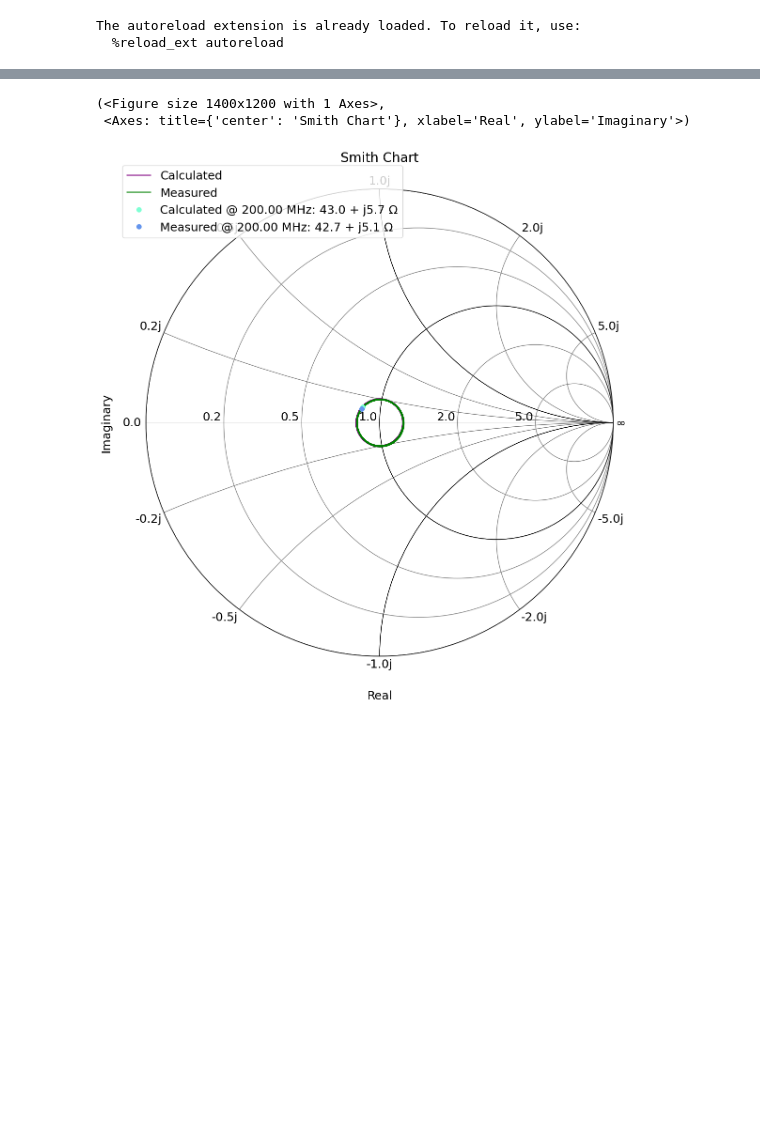
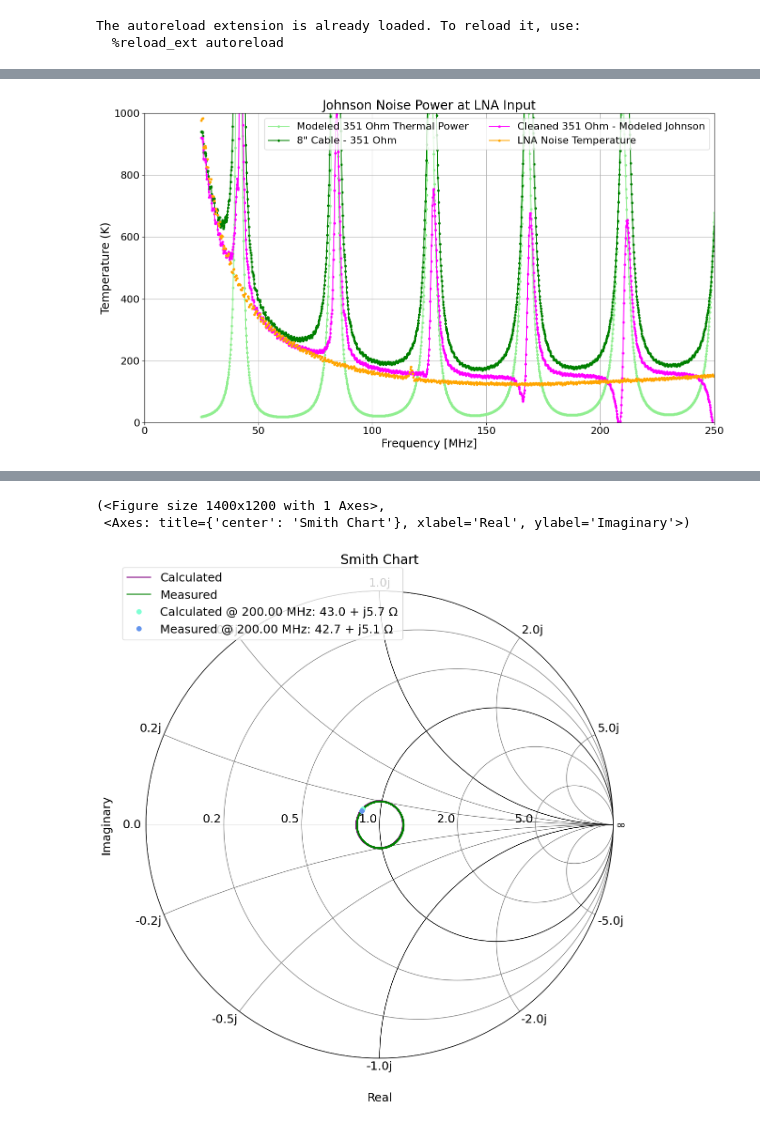
Before and after one commit to alhosani-abdulla/Highz-EXP, a Jupyter notebook: notebooks/ant_match.ipynb, the cells around one changed output, grey strips where cells are left out. Saved outputs shown, nothing was run; the diff lists cells and outputs as text; code cells hidden in the pictures; blank space fills up the shorter version.

```diff
--- a/notebooks/ant_match.ipynb
+++ b/notebooks/ant_match.ipynb
@@ -57,0 +61,7 @@ for spec in [ohm_99, ohm_62, ohm_699, ohm_885, ohm_351, ohm_2413]:
+# %%
+LNA_Z = S11s.ntwk_dict['LNA'].z[:, 0, 0]
+
+gamma_1 = (50 - LNA_Z) / (LNA_Z + 50)
+
+power_50 = np.abs(circuit_model.johnson_V(300, 50, 1e6) * (1-gamma_1))**2
+factor = kB * 300 * 1e6 / power_50
@@ -57,0 +128,7 @@ for spec in [ohm_99, ohm_62, ohm_699, ohm_885, ohm_351, ohm_2413]:
+# %%
+subtracted_spec = Spectrum(ohm_351.f, ohm_351.s - mr_list[2].s, name='Cleaned 351 Ohm - Modeled Johnson', colorcode='magenta')
+plotter.plot_spectra([mr_list[2], ohm_351, subtracted_spec, LNA_noise_spec], title='Johnson Noise Power at LNA Input',
+            ylabel='Temperature (K)', marker='o', ms=3,
+            freq_range=(0, 250), y_range=(0, 1000))
+# %% [output]
+[figure, added]
```
Also changed, not shown: parts of 11 cells of this notebook, 5 other files.
